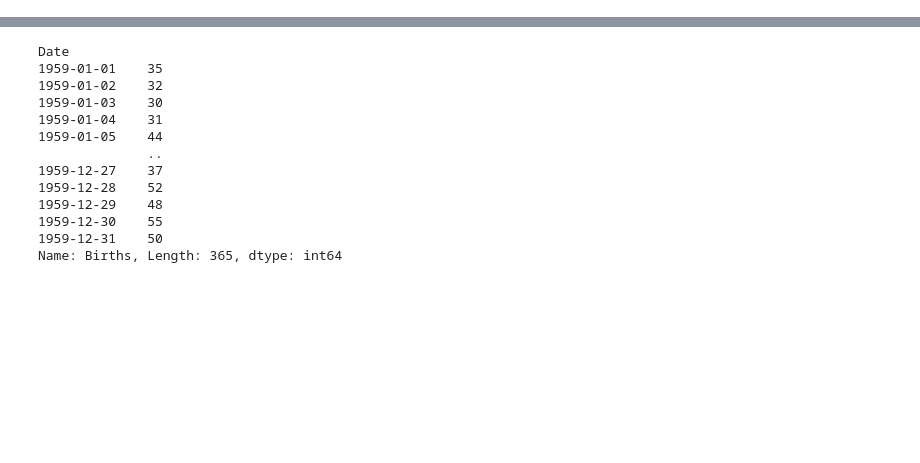
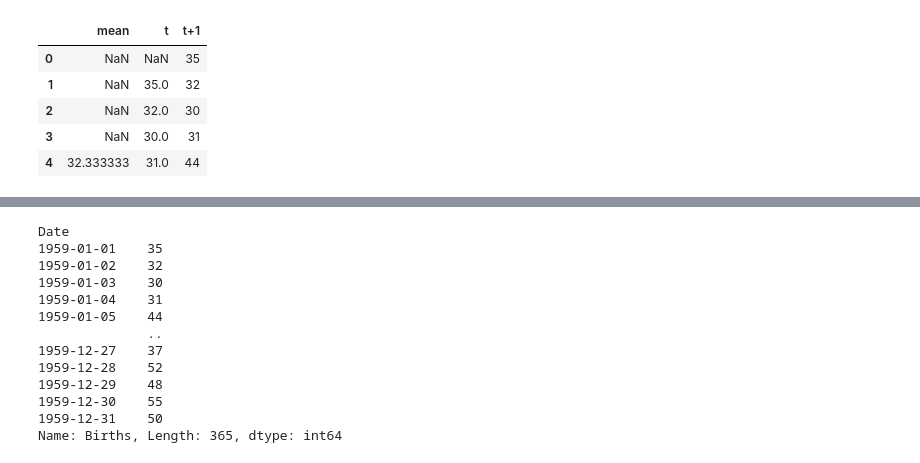
Before and after one commit to adam-gomez/forecasting-db, a Jupyter notebook: 07_moving_average_smoothing.ipynb, the cells around one changed output, grey strips where cells are left out. Saved outputs shown, nothing was run; the diff lists cells and outputs as text; code cells hidden in the pictures; blank space fills up the shorter version.

```diff
--- a/extra_notebook.ipynb
+++ b/07_moving_average_smoothing.ipynb
@@ -2,0 +78,4 @@
+# %%
+width = 3
+lag1 = df.shift(1)
+lag1.head()
@@ -2,0 +89,3 @@
+# %%
+lag3 = df.shift(width - 1)
+lag3.head()
@@ -2,0 +99,3 @@
+# %%
+window = lag3.rolling(window=width)
+window
@@ -2,0 +104,3 @@
+# %%
+means = window.mean()
+means.head()
@@ -2,0 +114,11 @@
+# %%
+df = pd.concat([means, lag1, df], axis=1)
+df.columns = ['mean', 't', 't+1']
+df.head()
+# %% [output]
+|  | mean | t | t+1 |
+| 0 | NaN | NaN | 35 |
+| 1 | NaN | 35.0 | 32 |
+| 2 | NaN | 32.0 | 30 |
+| 3 | NaN | 30.0 | 31 |
+| 4 | 32.333333 | 31.0 | 44 |
```
Also changed, not shown: parts of 14 cells of this notebook.
